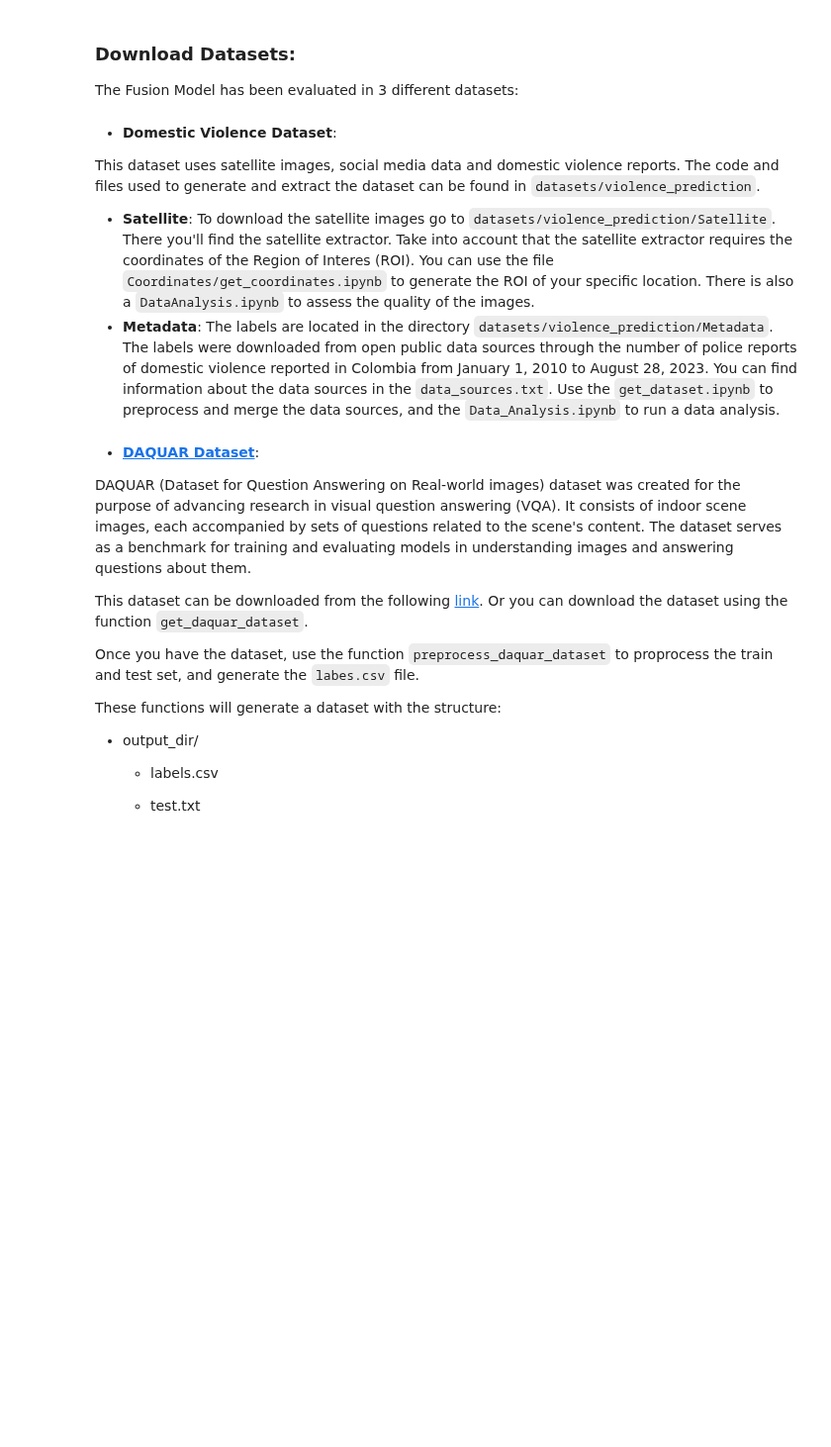
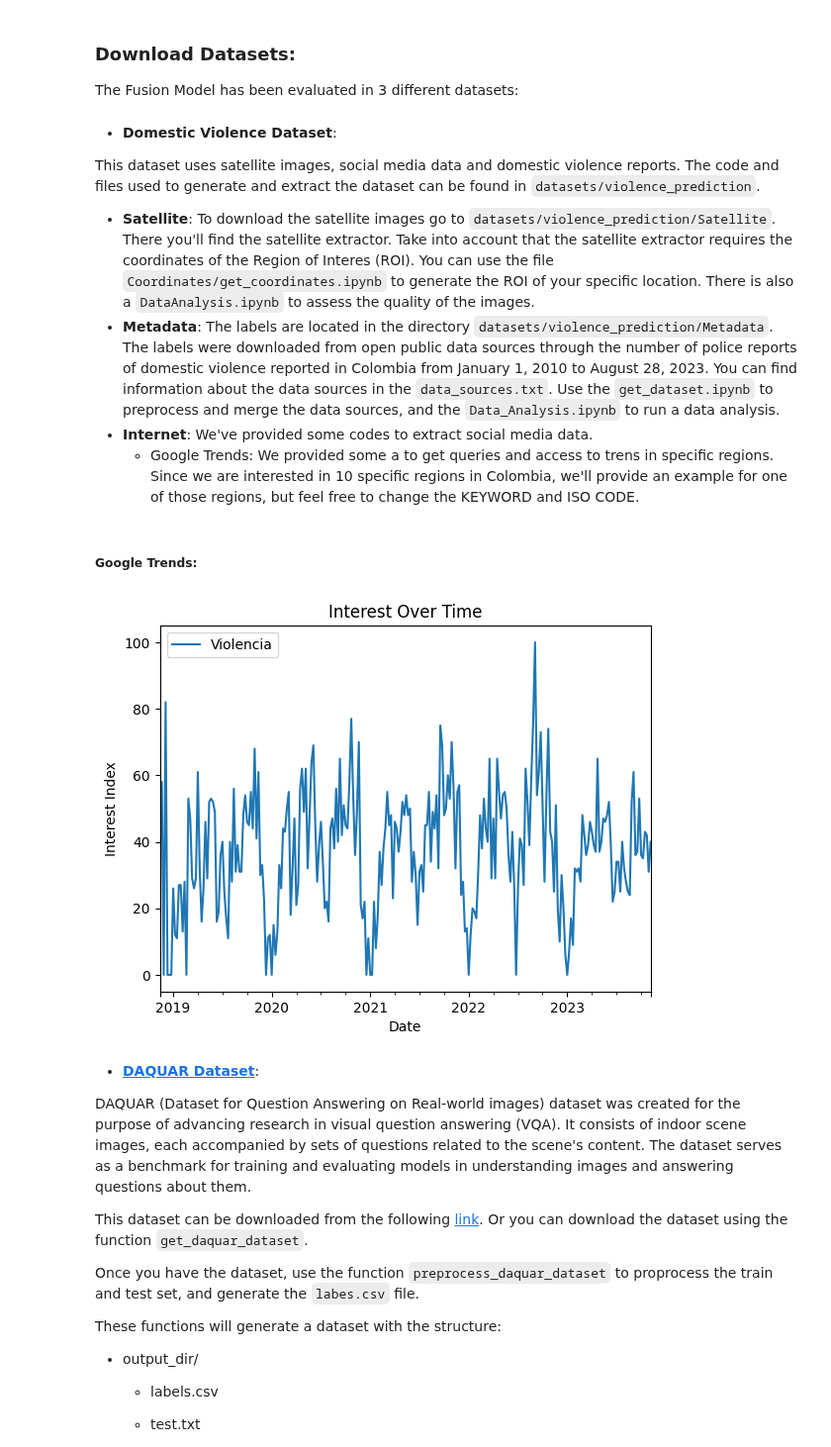
Before and after one commit to dsrestrepo/Foundational-Multimodal-Fusion-Benchmark, a Jupyter notebook: get_datasets.ipynb, the cells around one changed output. Shown at 99% size. Saved outputs shown, nothing was run; the diff lists cells and outputs as text; code cells hidden in the pictures; blank space fills up the shorter version.

Commit message:
Adding: google trends

```diff
--- a/get_datasets.ipynb
+++ b/get_datasets.ipynb
@@ -17,6 +18,22 @@ This dataset uses satellite images, social media data and domestic violence repo
 
 * **Satellite**: To download the satellite images go to `datasets/violence_prediction/Satellite`. There you'll find the satellite extractor. Take into account that the satellite extractor requires the coordinates of the Region of Interes (ROI). You can use the file `Coordinates/get_coordinates.ipynb` to generate the ROI of your specific location. There is also a `DataAnalysis.ipynb` to assess the quality of the images.
 * **Metadata**: The labels are located in the directory `datasets/violence_prediction/Metadata`. The labels were downloaded from open public data sources through the number of police reports of domestic violence reported in Colombia  from January 1, 2010 to August 28, 2023. You can find information about the data sources in the `data_sources.txt`. Use the `get_dataset.ipynb` to preprocess and merge the data sources, and the `Data_Analysis.ipynb` to run a data analysis.
+* **Internet**: We've provided some codes to extract social media data.
+    * Google Trends: We provided some a to get queries and access to trens in specific regions. Since we are interested in 10 specific regions in Colombia, we'll provide an example for one of those regions, but feel free to change the KEYWORD and ISO CODE.
+# %% [markdown]
+##### Google Trends:
+# %%
+import os
+
+CODE = 'CO-NSA'
+KEYWORD = 'Violencia'
+
+df = get_interest_over_time(CODE, KEYWORD)
+
+os.makedirs('datasets/violence_prediction/Internet/Google/cities/', exist_ok=True)
+df.to_csv(f'datasets/violence_prediction/Internet/Google/cities/{CODE}.csv', index=False)
+# %% [output]
+[figure, added]
 # %% [markdown]
 * **[DAQUAR Dataset](https://www.mpi-inf.mpg.de/departments/computer-vision-and-machine-learning/research/vision-and-language/visual-turing-challenge#c7057)**:
 
```
Also changed, not shown: parts of 1 cell of this notebook, 16 other files.
